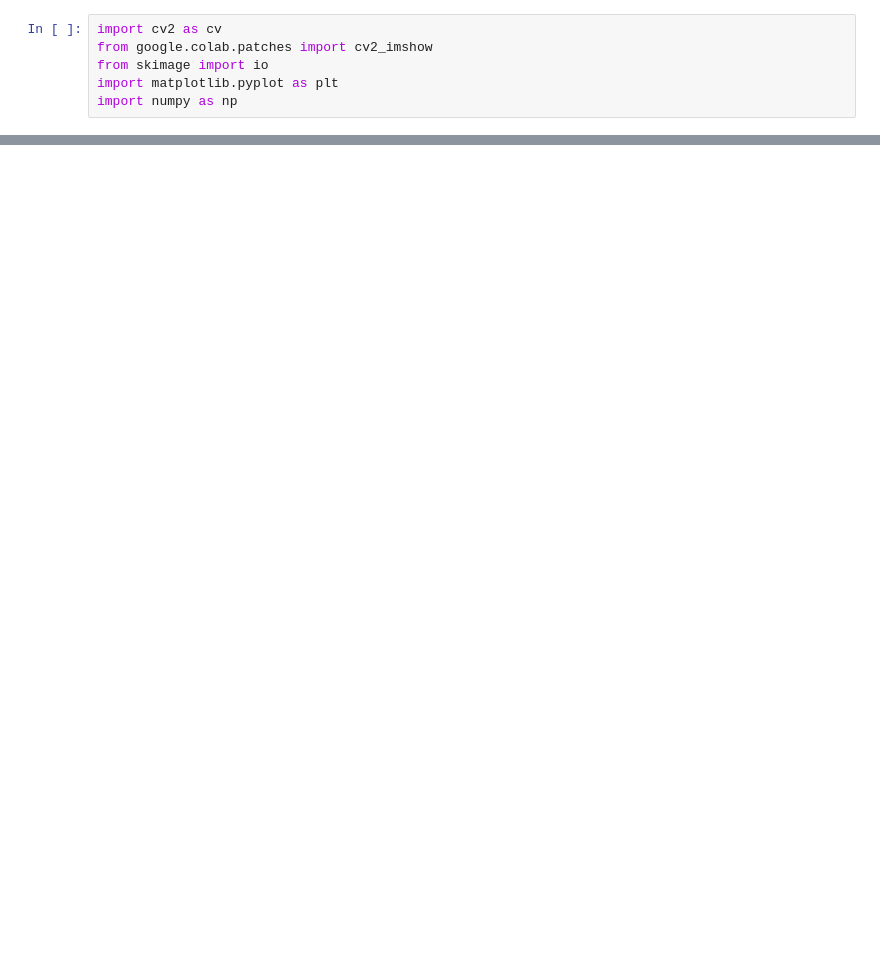
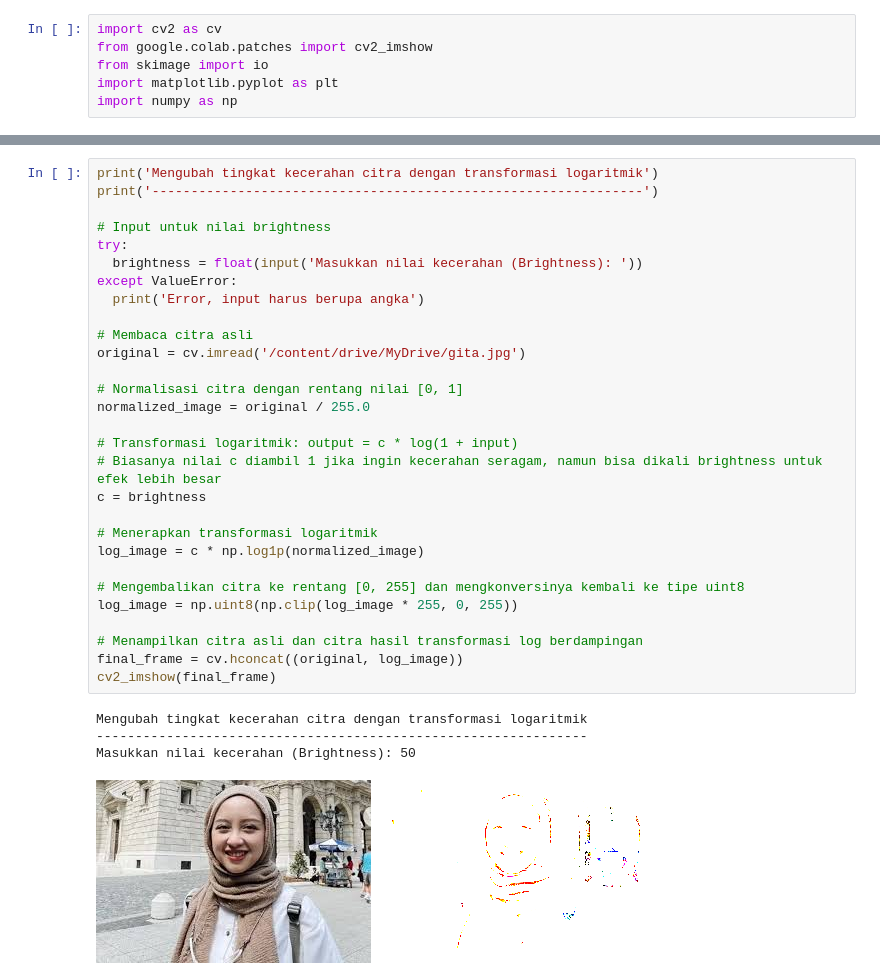
Before and after one commit to PuputGaluh/PCVK_244107027014_Puput, a Jupyter notebook: Week3(Modul3).ipynb, the cells around one changed output, grey strips where cells are left out. Drawn from its saved outputs; the diff is of its cells as text; blank space fills up the shorter version.

```diff
--- a/Week3(Modul3).ipynb
+++ b/Week3(Modul3).ipynb
@@ -16,0 +88,34 @@ Mounted at /content/drive
+# %%
+print('Mengubah tingkat kecerahan citra dengan transformasi logaritmik')
+print('---------------------------------------------------------------')
+
+# Input untuk nilai brightness
+try:
+  brightness = float(input('Masukkan nilai kecerahan (Brightness): '))
+except ValueError:
+  print('Error, input harus berupa angka')
+
+# Membaca citra asli
+original = cv.imread('/content/drive/MyDrive/gita.jpg')
+
+# Normalisasi citra dengan rentang nilai [0, 1]
+normalized_image = original / 255.0
+
+# Transformasi logaritmik: output = c * log(1 + input)
+# Biasanya nilai c diambil 1 jika ingin kecerahan seragam, namun bisa dikali brightness untuk efek lebih besar
+c = brightness
+
+# Menerapkan transformasi logaritmik
+log_image = c * np.log1p(normalized_image)
+
+# Mengembalikan citra ke rentang [0, 255] dan mengkonversinya kembali ke tipe uint8
+log_image = np.uint8(np.clip(log_image * 255, 0, 255))
+
+# Menampilkan citra asli dan citra hasil transformasi log berdampingan
+final_frame = cv.hconcat((original, log_image))
+cv2_imshow(final_frame)
+# %% [output]
+Mengubah tingkat kecerahan citra dengan transformasi logaritmik
+---------------------------------------------------------------
+Masukkan nilai kecerahan (Brightness): 50
+[figure, added]
```
Also changed, not shown: parts of 9 cells of this notebook.
